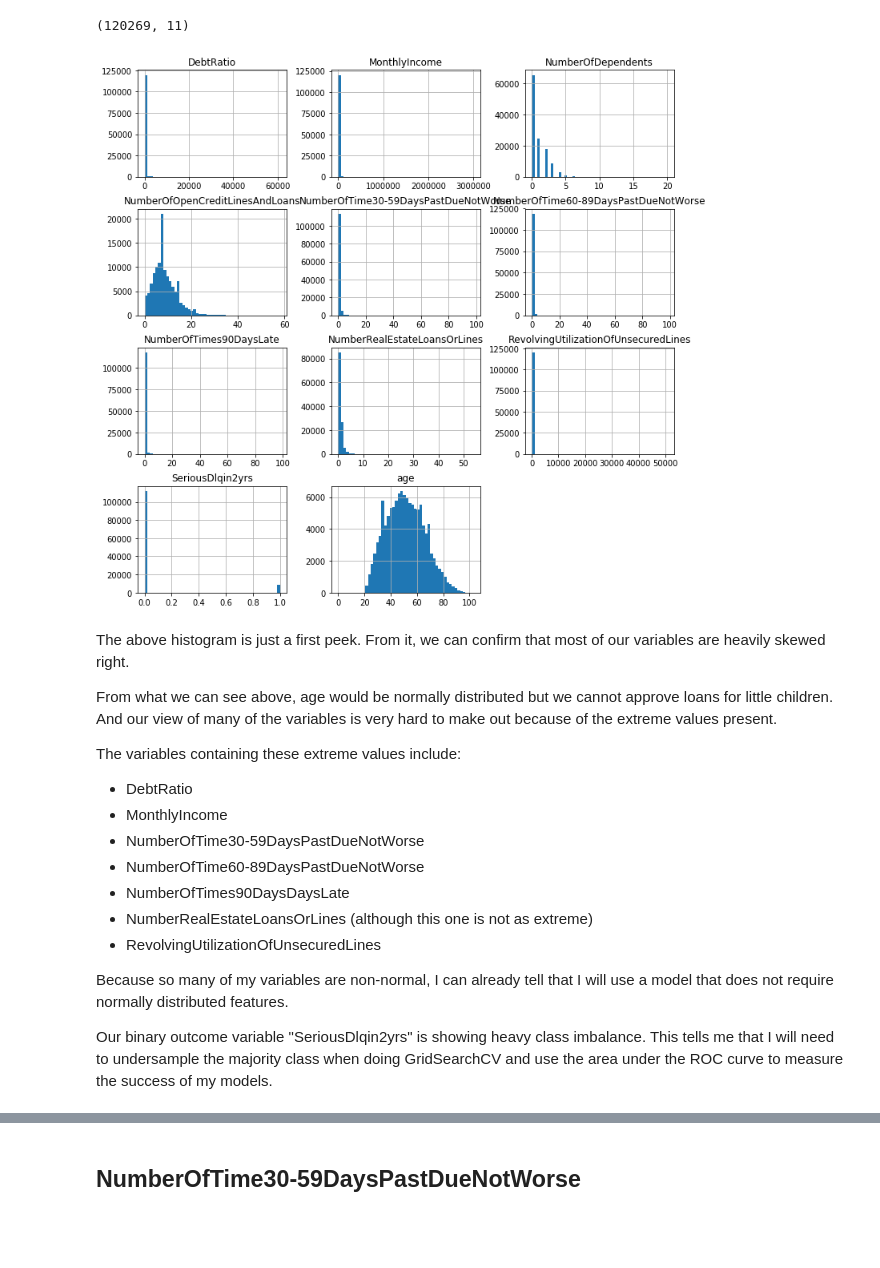
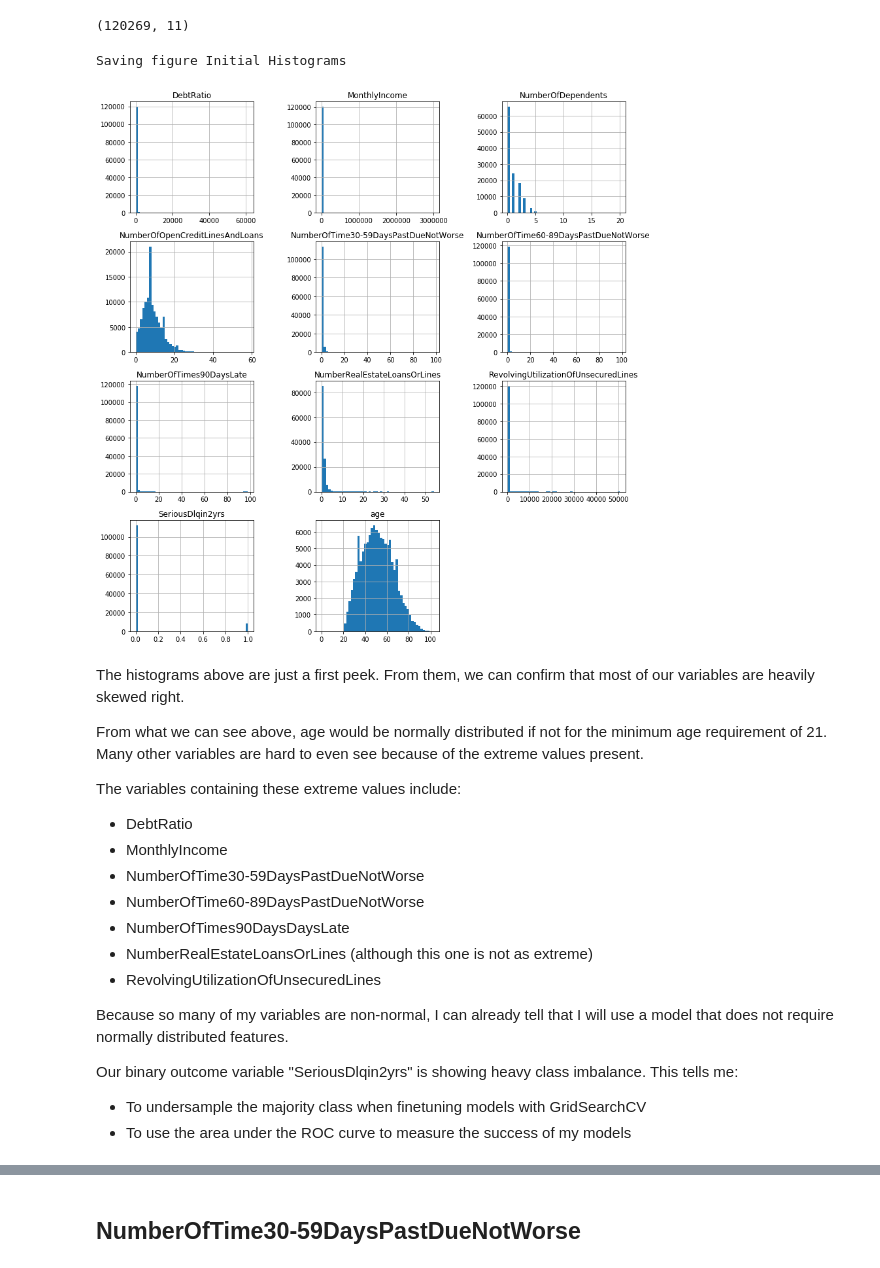
Before and after one commit to Lukede9/Thinkful, a Jupyter notebook: Bootcamp/Unit 3/Capstone/Capstone EDA.ipynb, the cells around one changed output, grey strips where cells are left out. Saved outputs shown, nothing was run; the diff lists cells and outputs as text; code cells hidden in the pictures; blank space fills up the shorter version.

Commit message:
Adding all my capstone work

```diff
--- a/Bootcamp/Unit 3/Capstone/Capstone EDA.ipynb
+++ b/Bootcamp/Unit 3/Capstone/Capstone EDA.ipynb
@@ -12,3 +8,26 @@ import seaborn as sns
+# %%
+# Imports
+import numpy as np
+import pandas as pd
+import matplotlib.pyplot as plt
+import seaborn as sns
+import sklearn
+import scipy.stats as stats
+
+import os
+
+PROJECT_ROOT_DIR = "."
+
+IMAGES_PATH = os.path.join(PROJECT_ROOT_DIR, "capstone_images")
+
+def save_fig(fig_id, tight_layout=True, fig_extension="png", resolution=300):
+    path = os.path.join(IMAGES_PATH, fig_id + "." + fig_extension)
+    print("Saving figure", fig_id)
+    if tight_layout:
+        plt.tight_layout()
+    plt.savefig(path, format=fig_extension, dpi=resolution)
+
+%matplotlib inline
 # %%
 # Competiton training dataset and outcome variable
 credit = pd.read_csv('cs-training.csv', index_col=0)
@@ -70,13 +89,15 @@ credit_dropna.shape
 (120269, 11)
 # %%
 credit_dropna.hist(bins=50, figsize=(12,12))
+save_fig('Initial Histograms')
 plt.show()
 # %% [output]
+Saving figure Initial Histograms
-[figure, old version]
+[figure, new version]
 # %% [markdown]
-The above histogram is just a first peek. From it, we can confirm that most of our variables are heavily skewed right.
+The histograms above are just a first peek. From them, we can confirm that most of our variables are heavily skewed right.
 
-From what we can see above, age would be normally distributed but we cannot approve loans for little children. And our view of many of the variables is very hard to make out because of the extreme values present.
+From what we can see above, age would be normally distributed if not for the minimum age requirement of 21. Many other variables are hard to even see because of the extreme values present.
 
 The variables containing these extreme values include:
 - DebtRatio
@@ -89,4 +110,6 @@ The variables containing these extreme values include:
 
 Because so many of my variables are non-normal, I can already tell that I will use a model that does not require normally distributed features.
 
-Our binary outcome variable "SeriousDlqin2yrs" is showing heavy class imbalance. This tells me that I will need to undersample the majority class when doing GridSearchCV and use the area under the ROC curve to measure the success of my models.
+Our binary outcome variable "SeriousDlqin2yrs" is showing heavy class imbalance. This tells me:
+- To undersample the majority class when finetuning models with GridSearchCV
+- To use the area under the ROC curve to measure the success of my models
```
Also changed, not shown: parts of 79 cells of this notebook, 12 other files.
